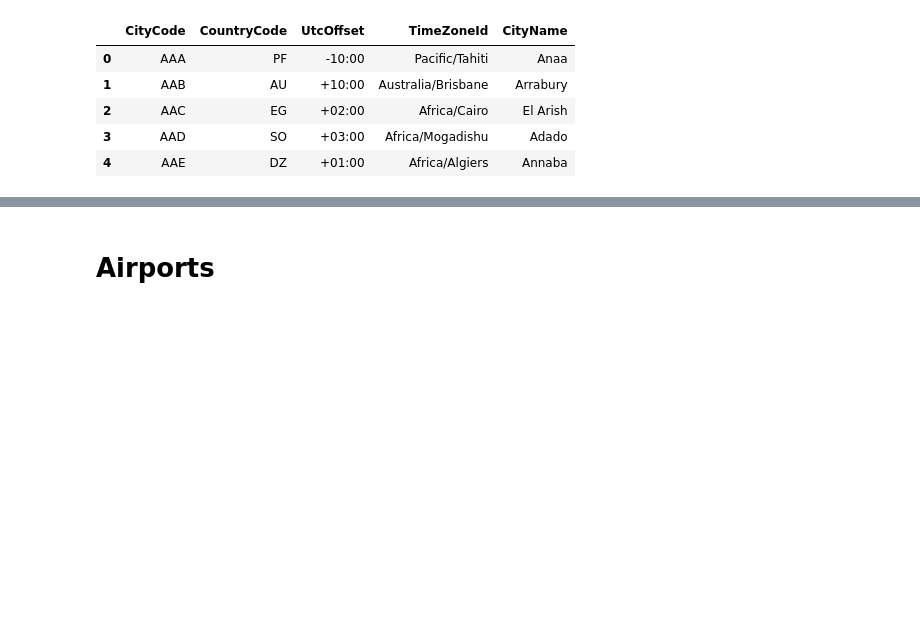
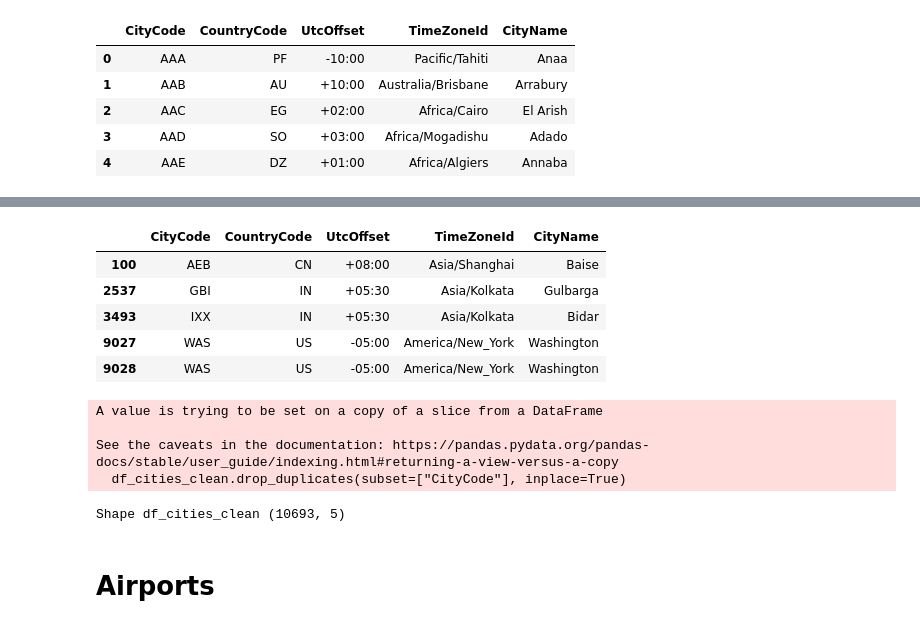
Before and after one commit to mkvph0ch/dst_airlines, a Jupyter notebook: notebooks/clean_lh_data.ipynb, the cells around one changed output, grey strips where cells are left out. Drawn from its saved outputs; the diff is of its cells as text; code cells hidden in the pictures; blank space fills up the shorter version.

```diff
--- a/notebooks/clean_lh_data.ipynb
+++ b/notebooks/clean_lh_data.ipynb
@@ -74,3 +141,24 @@ df_cities_clean.head()
+# %%
+df_cities_clean.loc[df_cities_clean.duplicated()]
+# %% [output]
+|  | CityCode | CountryCode | UtcOffset | TimeZoneId | CityName |
+| 100 | AEB | CN | +08:00 | Asia/Shanghai | Baise |
+| 2537 | GBI | IN | +05:30 | Asia/Kolkata | Gulbarga |
+| 3493 | IXX | IN | +05:30 | Asia/Kolkata | Bidar |
+| 9027 | WAS | US | -05:00 | America/New_York | Washington |
+| 9028 | WAS | US | -05:00 | America/New_York | Washington |
+# %%
+df_cities_clean.drop_duplicates(subset=["CityCode"], inplace=True)
+# %% [output]
+A value is trying to be set on a copy of a slice from a DataFrame
+
+See the caveats in the documentation: https://pandas.pydata.org/pandas-docs/stable/user_guide/indexing.html#returning-a-view-versus-a-copy
+  df_cities_clean.drop_duplicates(subset=["CityCode"], inplace=True)
+# %%
+print("Shape df_cities_clean", df_cities_clean.shape)
+df_cities_clean.to_csv(data_path.joinpath('df_cities_clean.csv'), sep=';', header=True, index=False)
+# %% [output]
+Shape df_cities_clean (10693, 5)
 # %% [markdown]
 # Airports
 # %%
```
Also changed, not shown: parts of 30 cells of this notebook, 5 other files.
